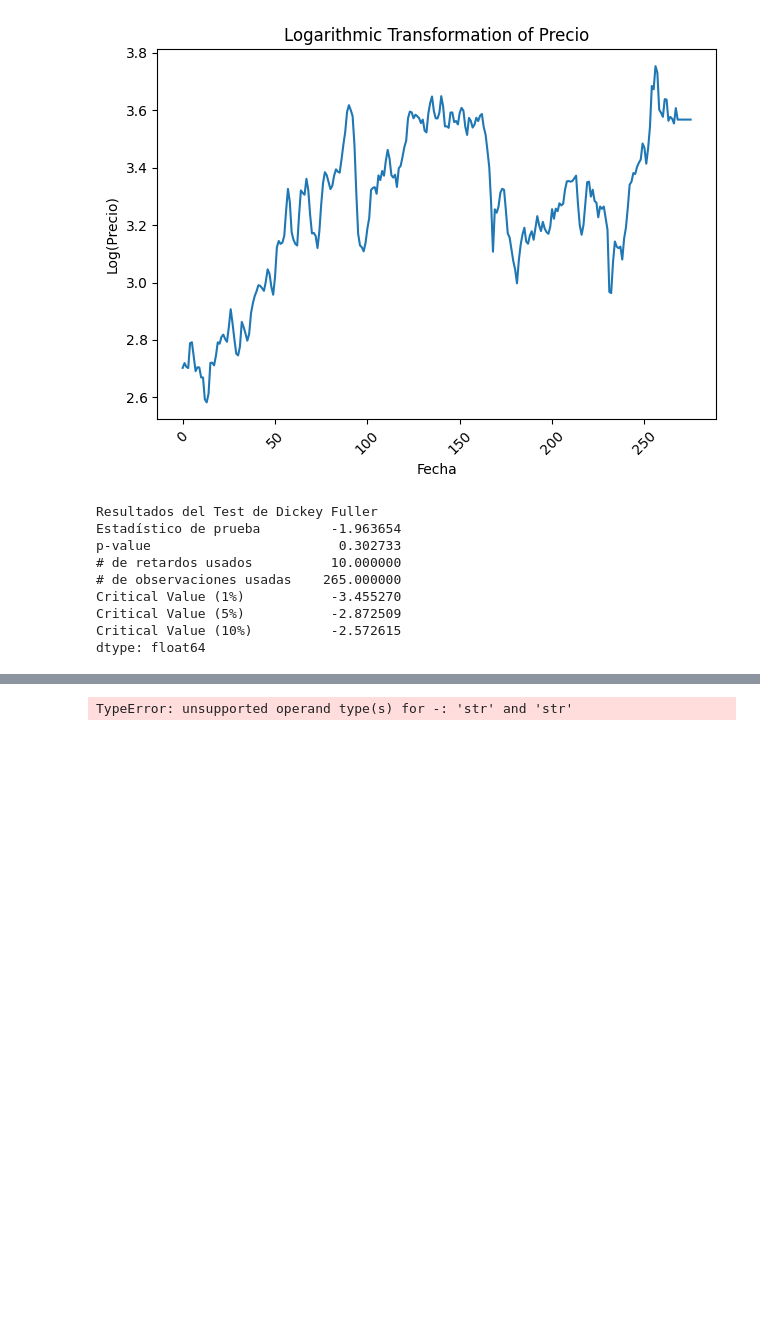
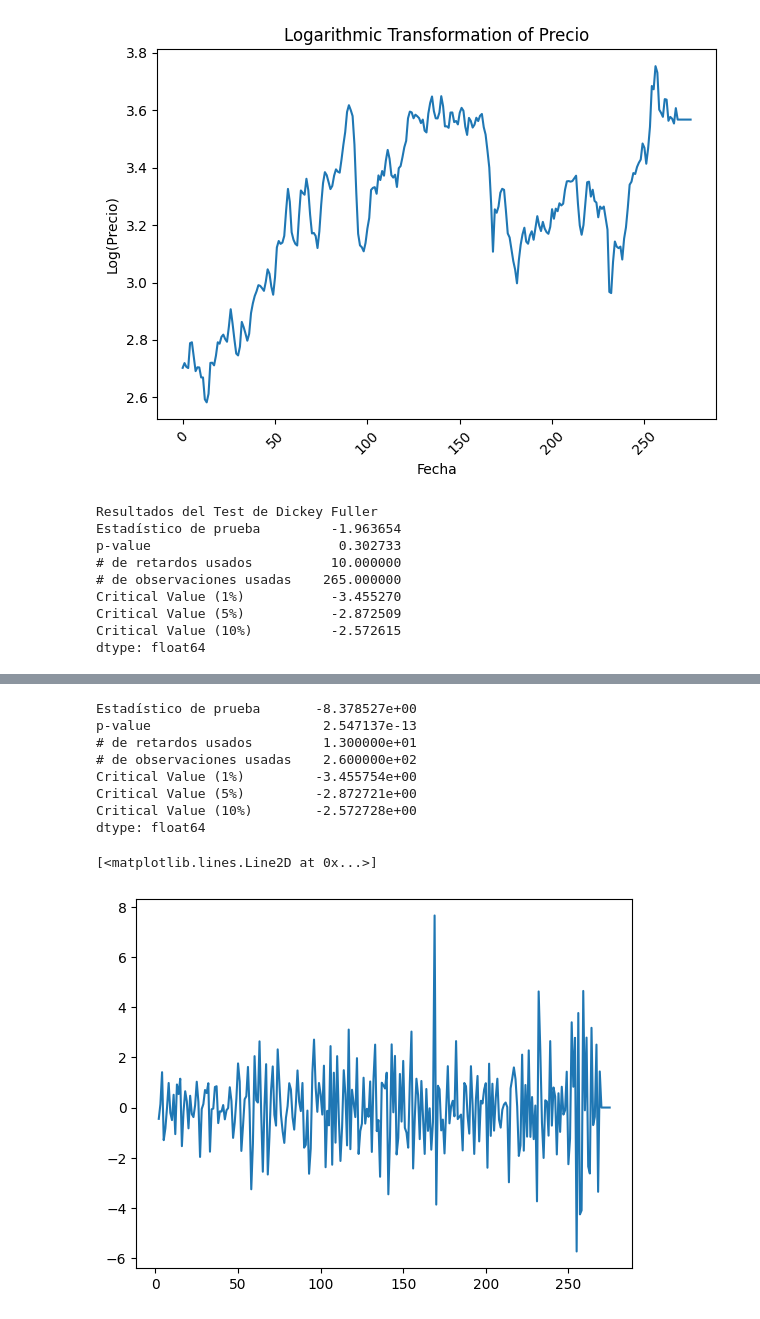
Before and after one commit to rsmith1220/Lab2DS, a Jupyter notebook: superPorMes.ipynb, the cells around one changed output, grey strips where cells are left out. Saved outputs shown, nothing was run; the diff lists cells and outputs as text; code cells hidden in the pictures; blank space fills up the shorter version.

```diff
--- a/superPorMes.ipynb
+++ b/superPorMes.ipynb
@@ -214,0 +224,11 @@ dtype: float64
+# %%
+data_transformation['Fecha'] = pd.to_datetime(data_transformation['Fecha'], errors='coerce')
+data_transformation['Fecha'] = data_transformation['Fecha'].sub(pd.Timestamp('1970-01-01')).dt.days
+# %%
+data_transformation_diff = data_transformation['Precio'].diff()
+data_transformation_diff.dropna(inplace=True)
+dfTest = adfuller(data_transformation_diff)
+salidaDf = pd.Series(dfTest[0:4], index=['Estadístico de prueba','p-value','# de retardos usados','# de observaciones usadas'])
+for key, value in dfTest[4].items():
+    salidaDf['Critical Value (%s)' % key] = value
+print(salidaDf)
@@ -215,12 +244,22 @@ dtype: float64
 # %%
-print('Resultados del Test de Dickey Fuller para una diferenciación de la serie')
-data_transformation_diff = data_transformation.diff().dropna()
-
-
-dfTest = adfuller(data_transformation['Precio'], autolag='AIC')
+data_transformation_diff = data_transformation_diff.diff()
+data_transformation_diff.dropna(inplace=True)
+dfTest = adfuller(data_transformation_diff)
 salidaDf = pd.Series(dfTest[0:4], index=['Estadístico de prueba','p-value','# de retardos usados','# de observaciones usadas'])
 for key,value in dfTest[4].items():
-        salidaDf['Critical Value (%s)' % key] = value
+        salidaDf['Critical Value (%s)'%key] = value
 print(salidaDf)
 # %% [output]
-TypeError: unsupported operand type(s) for -: 'str' and 'str'
+Estadístico de prueba       -8.378527e+00
+p-value                      2.547137e-13
+# de retardos usados         1.300000e+01
+# de observaciones usadas    2.600000e+02
+Critical Value (1%)         -3.455754e+00
+Critical Value (5%)         -2.872721e+00
+Critical Value (10%)        -2.572728e+00
+dtype: float64
+# %%
+plt.plot(data_transformation_diff)
+# %% [output]
+[<matplotlib.lines.Line2D at 0x...>]
+[figure, added]
```
Also changed, not shown: parts of 6 cells of this notebook.
